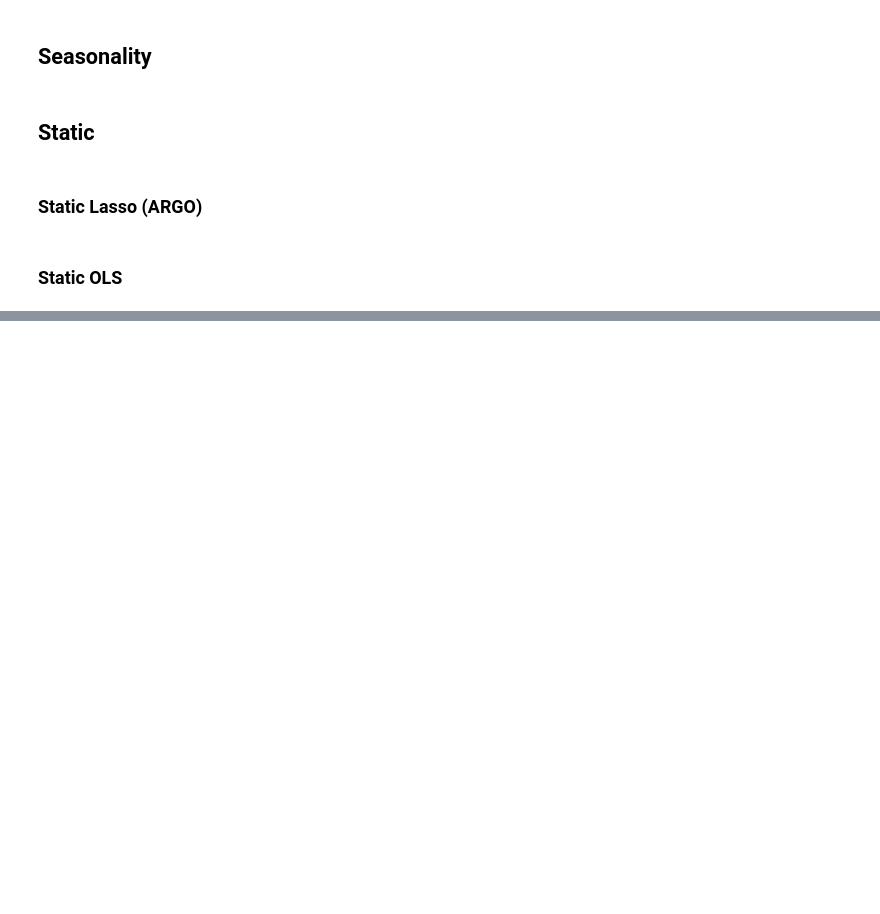
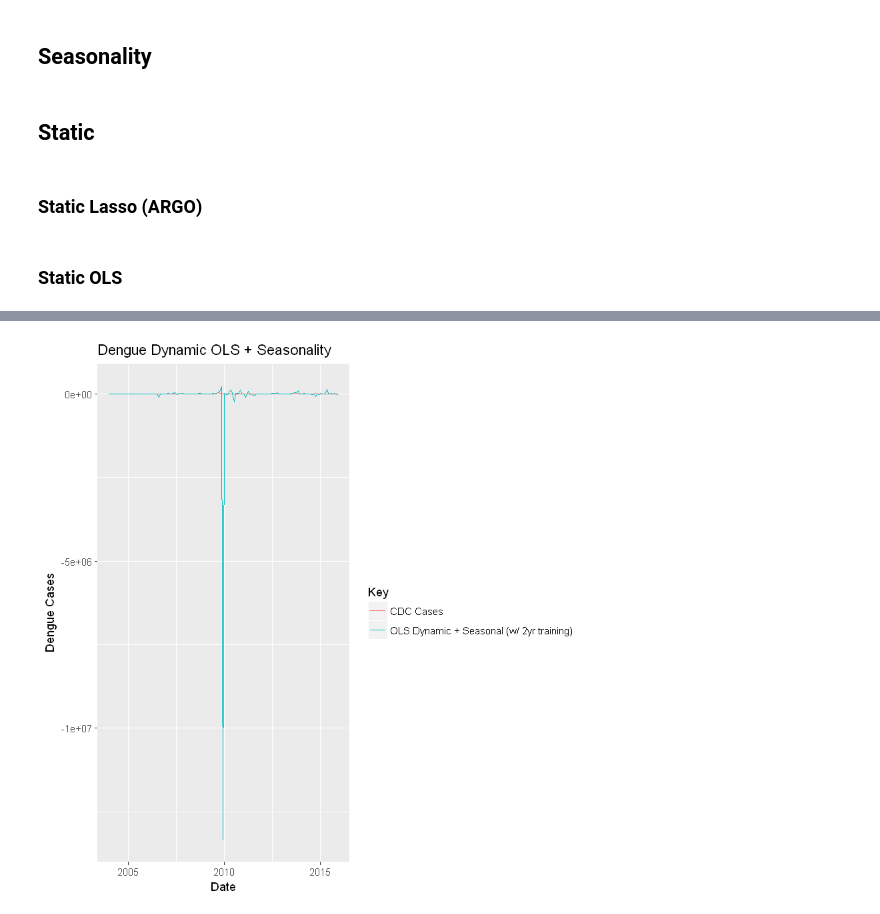
Before and after one commit to karlamejia/Projects, a Jupyter notebook: Dengue Full.ipynb, the cells around one changed output, grey strips where cells are left out. Drawn from its saved outputs; the diff is of its cells as text; code cells hidden in the pictures; blank space fills up the shorter version.

```diff
--- a/Dengue Full.ipynb
+++ b/Dengue Full.ipynb
@@ -466,9 +471,4 @@ for(i in 1:nrow(GB_seasonality)){
 # %%
-# Create training and test sets
-GB_train <- GB_seasonality[1:36,]
-GB_test <- GB_seasonality[37:148,]
-GB_test[is.na(GB_test$Cases),]$Cases <- 0
-
 # Train model on data from first 36 months
 set.seed(1)
 folds <- 3
@@ -476,6 +476,7 @@ x_train <- model.matrix(Cases~.,GB_train)[,c("dengue", "dengue.dengue.dengue", "
             "dengue.hemorragico", "sintomas.de.dengue", "que.es.dengue", "dengue.clasico", "dengue.mosquito",
             "Case_2yr", "Case_1mo", "Case_2mo", "Case_3mo",  "Case_11mo", "Case_12mo")]
 y_train <- GB_train$Cases
+lasso_fit <- cv.glmnet(x_train, y_train, alpha=1, nfolds=folds)
 lambda <- lasso_fit$lambda.min
 
 # Test trained model on data from after first 36 months
@@ -526,0 +623,39 @@ NULL
+# %%
+# 2 year training time using the data from the entire year
+# prior and from the particular month 2 years prior - ARGO
+GB_seasonality$Predicted_12U24_2yr <- 0
+for(i in 1:nrow(GB_seasonality)){
+    if(i<=24){
+        GB_seasonality$Predicted_12U24_2yr[i] <- GB_seasonality$Cases[i]
+    }
+    if(i>24){
+        # Create training and test sets
+        GB_train <- GB_seasonality[(i-24):(i-1),c("dengue", "dengue.dengue.dengue", "el.dengue", "dengue.sintomas", "sintomas.dl.dengue",
+            "dengue.hemorragico", "sintomas.de.dengue", "que.es.dengue", "dengue.clasico", "dengue.mosquito", "Cases",
+            "Case_2yr", "Case_1mo", "Case_2mo", "Case_3mo", "Case_4mo", "Case_5mo", "Case_6mo", "Case_7mo", "Case_8mo",
+            "Case_9mo", "Case_10mo", "Case_11mo", "Case_12mo")]
+        GB_test <- GB_seasonality[i,c("dengue", "dengue.dengue.dengue", "el.dengue", "dengue.sintomas", "sintomas.dl.dengue",
+            "dengue.hemorragico", "sintomas.de.dengue", "que.es.dengue", "dengue.clasico", "dengue.mosquito", "Cases",
+            "Case_2yr", "Case_1mo", "Case_2mo", "Case_3mo", "Case_4mo", "Case_5mo", "Case_6mo", "Case_7mo", "Case_8mo",
+            "Case_9mo", "Case_10mo", "Case_11mo", "Case_12mo")]
+        # Train model
+        dynamic_fit <- glm(Cases~., data=GB_train)
+        # Test model
+        dynamic_pred <- predict(dynamic_fit, GB_test)
+        GB_seasonality$Predicted_12U24_2yr[i] <- dynamic_pred
+    }
+}
+# %%
+GB_seasonality2 <- GB_seasonality[,c("Date", "Month", "Year", "dengue", "dengue.dengue.dengue", "el.dengue",
+                                     "dengue.sintomas", "sintomas.dl.dengue", "dengue.hemorragico",
+                                     "sintomas.de.dengue", "que.es.dengue", "dengue.clasico", "dengue.mosquito",
+                                     "Cases", "Predicted_12U24_2yr")]
+# %%
+GB_long <- melt(GB_seasonality2, id=c("Date", "Month", "Year", "dengue", "dengue.dengue.dengue",
+                               "el.dengue", "dengue.sintomas", "sintomas.dl.dengue",
+                               "dengue.hemorragico", "sintomas.de.dengue", "que.es.dengue",
+                               "dengue.clasico", "dengue.mosquito"))
+ggplot(GB_long, aes(Date, value, col=variable)) + geom_line() +
+    labs(title="Dengue Dynamic OLS + Seasonality", y="Dengue Cases", col="Key") +
+    scale_color_hue(labels=c("CDC Cases", "OLS Dynamic + Seasonal (w/ 2yr training)"))
+# %% [output]
@@ -526,0 +664 @@ NULL
+[figure, added]
```
Also changed, not shown: parts of 21 cells of this notebook.
